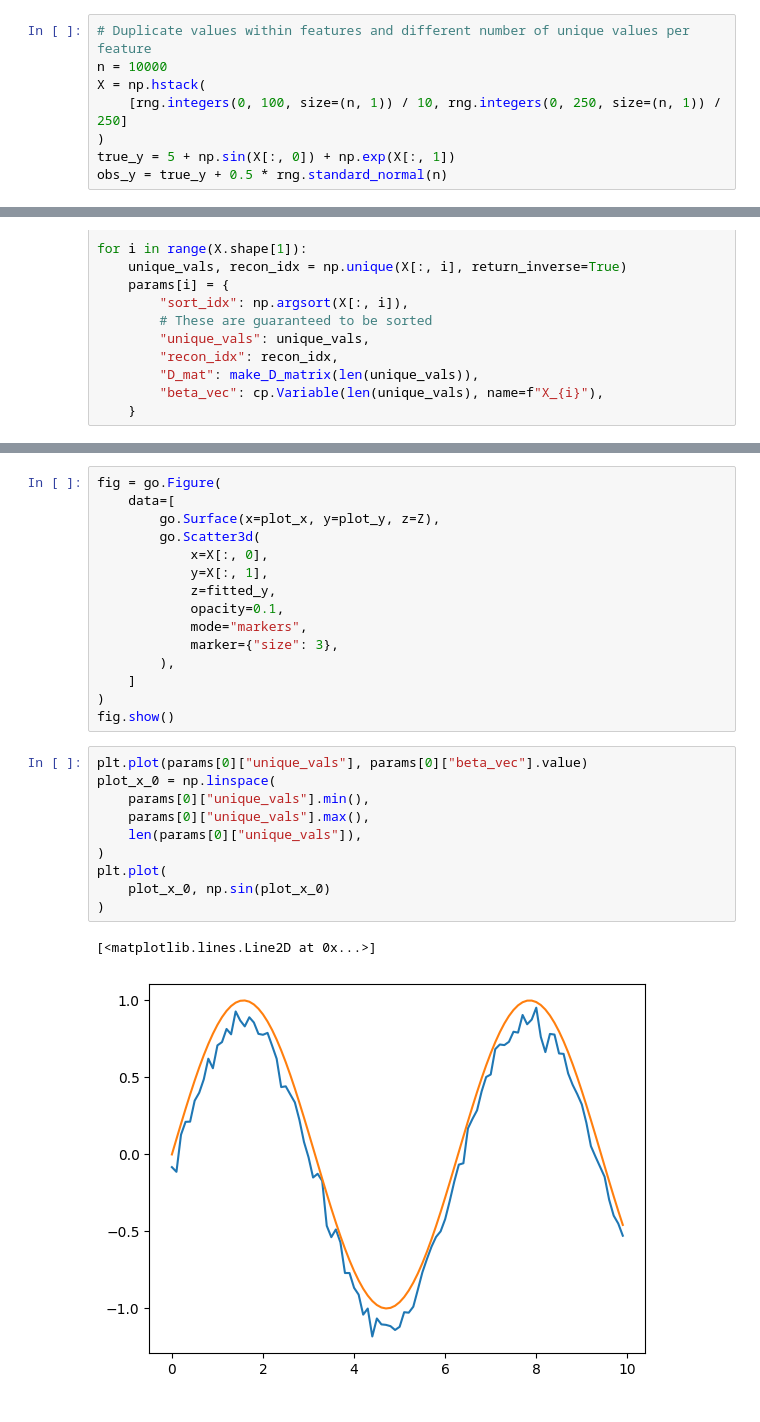
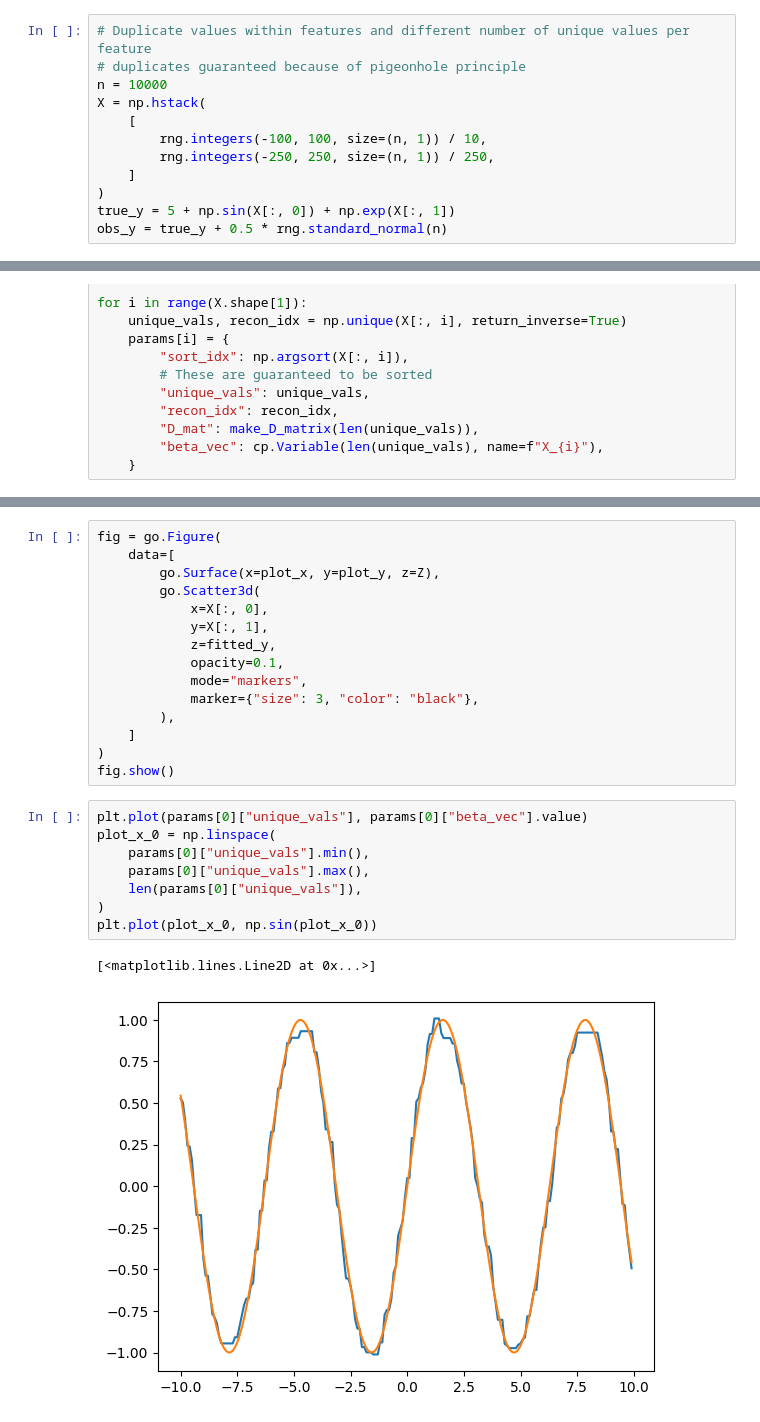
Before and after one commit to eadains/PythonBlogNotebooks, a Jupyter notebook: trend_filtering2.ipynb, the cells around one changed output, grey strips where cells are left out. Drawn from its saved outputs; the diff is of its cells as text.

```diff
--- a/trend_filtering2.ipynb
+++ b/trend_filtering2.ipynb
@@ -8,9 +26,13 @@ import cvxpy as cp
 rng = np.random.default_rng()
 # %%
 # Duplicate values within features and different number of unique values per feature
+# duplicates guaranteed because of pigeonhole principle
 n = 10000
 X = np.hstack(
-    [rng.integers(0, 100, size=(n, 1)) / 10, rng.integers(0, 250, size=(n, 1)) / 250]
+    [
+        rng.integers(-100, 100, size=(n, 1)) / 10,
+        rng.integers(-250, 250, size=(n, 1)) / 250,
+    ]
 )
 true_y = 5 + np.sin(X[:, 0]) + np.exp(X[:, 1])
 obs_y = true_y + 0.5 * rng.standard_normal(n)
@@ -93,7 +109,7 @@ fig = go.Figure(
             z=fitted_y,
             opacity=0.1,
             mode="markers",
-            marker={"size": 3},
+            marker={"size": 3, "color": "black"},
         ),
     ]
 )
@@ -101,16 +117,14 @@ fig.show()
 # %%
 plt.plot(params[0]["unique_vals"], params[0]["beta_vec"].value)
 plot_x_0 = np.linspace(
     params[0]["unique_vals"].min(),
     params[0]["unique_vals"].max(),
     len(params[0]["unique_vals"]),
 )
-plt.plot(
-    plot_x_0, np.sin(plot_x_0)
-)
+plt.plot(plot_x_0, np.sin(plot_x_0))
 # %% [output]
 [<matplotlib.lines.Line2D at 0x...>]
-[figure, old version]
+[figure, new version]
 # %%
 plt.plot(params[1]["unique_vals"], params[1]["beta_vec"].value)
 plot_x_1 = np.linspace(
```
Also changed, not shown: parts of 9 cells of this notebook, 1 other file.
